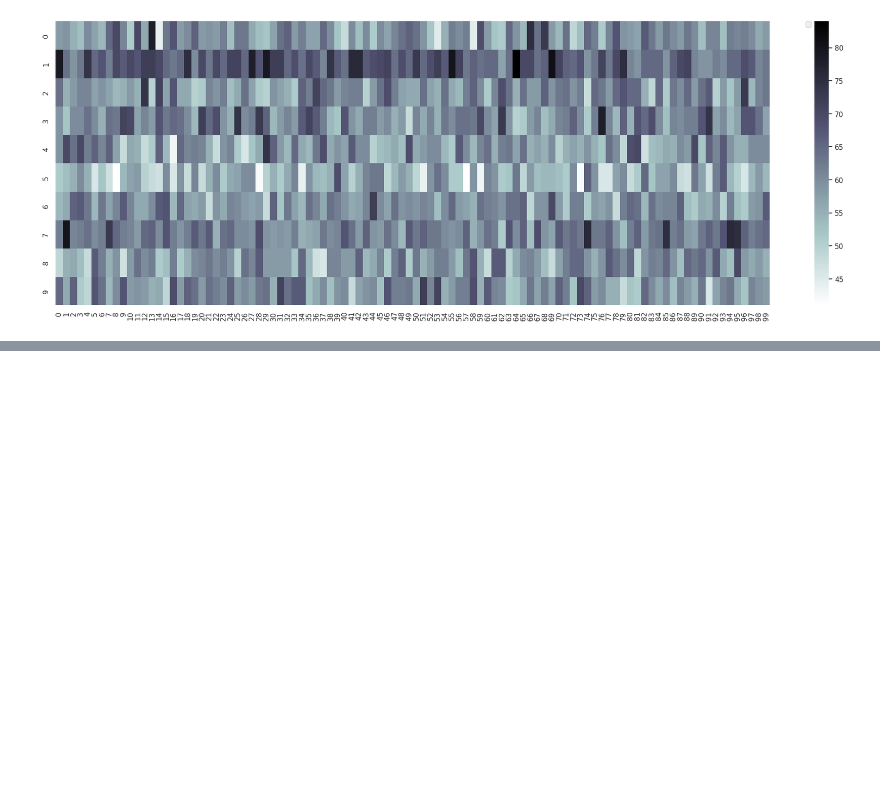
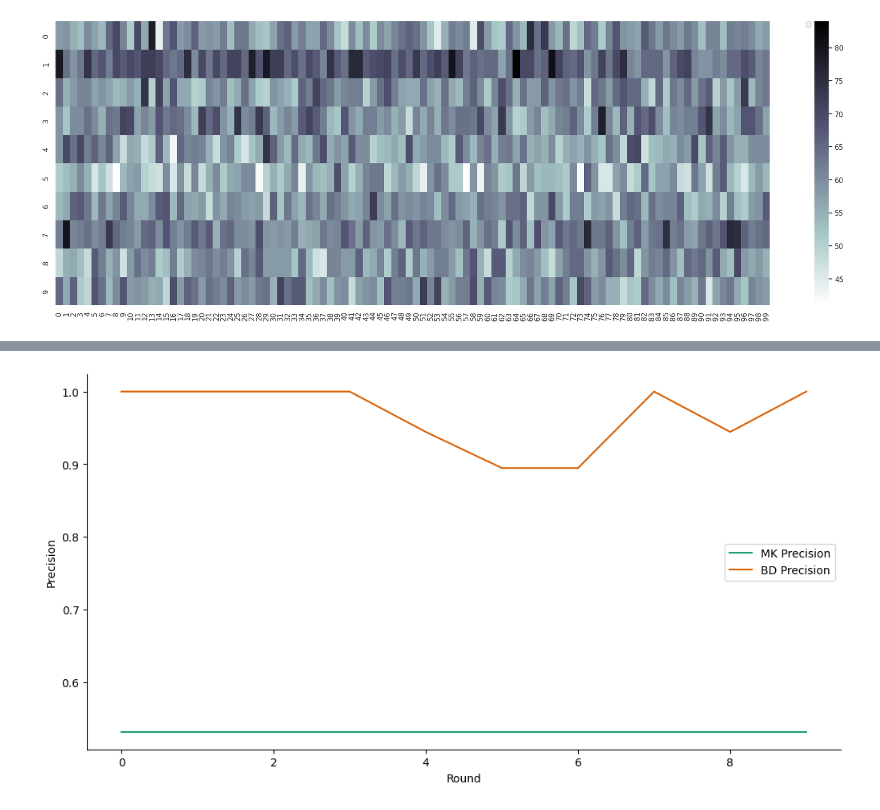
Before and after one commit to andrasfe/decfed, a Jupyter notebook: federated-learning-v1-2.ipynb, the cells around one changed output, grey strips where cells are left out. Cells and saved outputs as stored; diff of their text form; code cells hidden in the pictures; blank space fills up the shorter version.

```diff
--- a/federated-learning-v1-2.ipynb
+++ b/federated-learning-v1-2.ipynb
@@ -1046,0 +1149,4 @@ noniid_df
+# %%
+render_plot(title='Precision', series1_key='precision1', series2_key='precision2')
+# %% [output]
+[figure, added]
```
Also changed, not shown: parts of 46 cells of this notebook.
